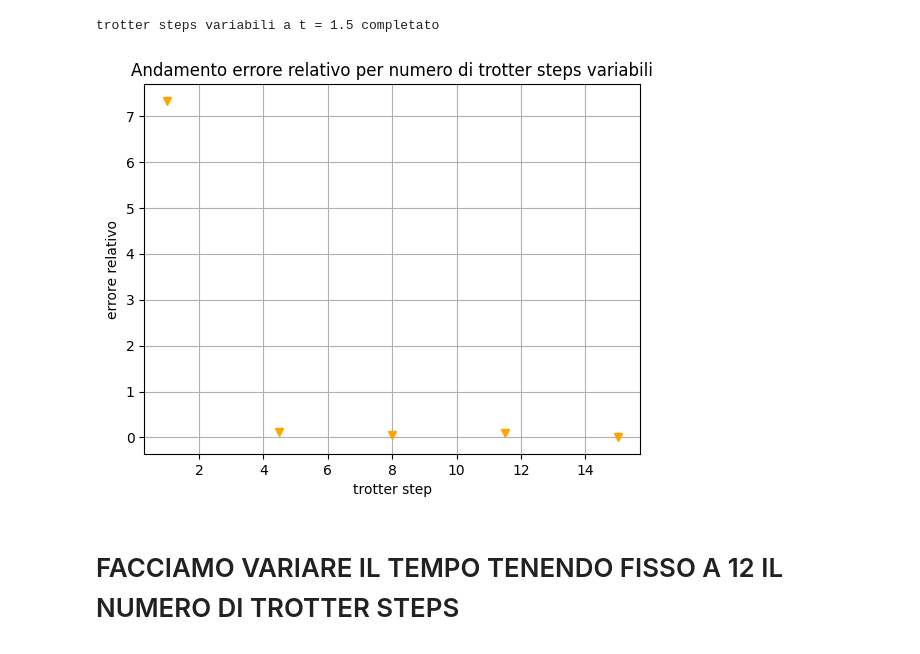
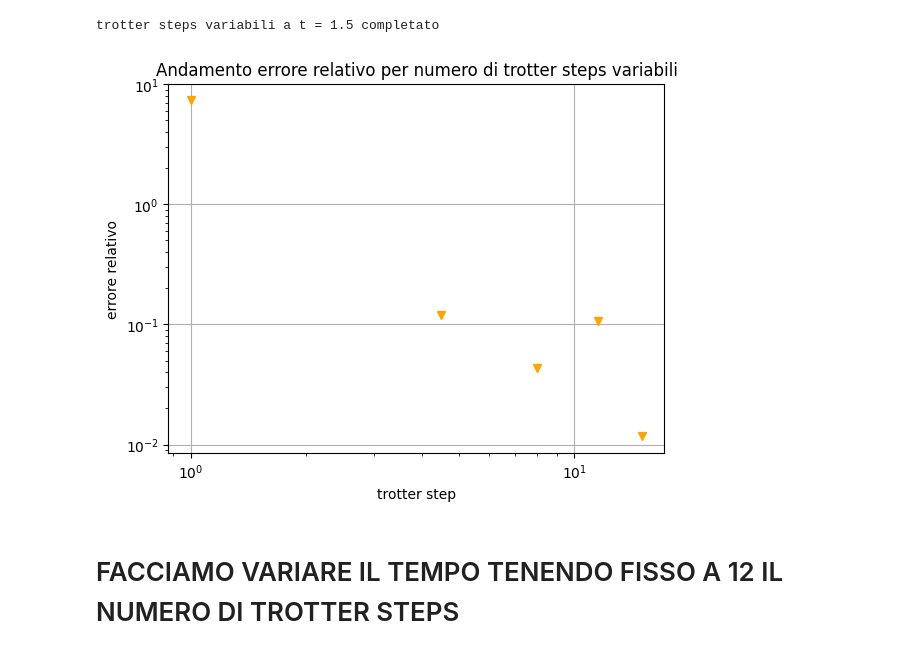
Before and after one commit to qismib/TETrIs, a Jupyter notebook: notebooks/errors/errors.ipynb, the cells around one changed output. Drawn from its saved outputs; the diff is of its cells as text; code cells hidden in the pictures.

```diff
--- a/notebooks/errors/errors.ipynb
+++ b/notebooks/errors/errors.ipynb
@@ -133,15 +133,16 @@ trotter steps variabili a t = 1.5 completato
 # %%
 plt.plot(trott_space, value_fixedtime,'v', color="orange", )
 
 plt.xlabel('trotter step')
 plt.ylabel(r'errore relativo')
 plt.title(r'Andamento errore relativo per numero di trotter steps variabili')
-
+plt.xscale("log")
+plt.yscale("log")
 plt.grid()
 plt.savefig('../../png/errors/trotter_steps.png')
 plt.show()
 # %% [output]
-[figure, old version]
+[figure, new version]
 # %% [markdown]
 # FACCIAMO VARIARE IL TEMPO TENENDO FISSO A 12 IL NUMERO DI TROTTER STEPS
 # %%
```
Also changed, not shown: 6 other files.
